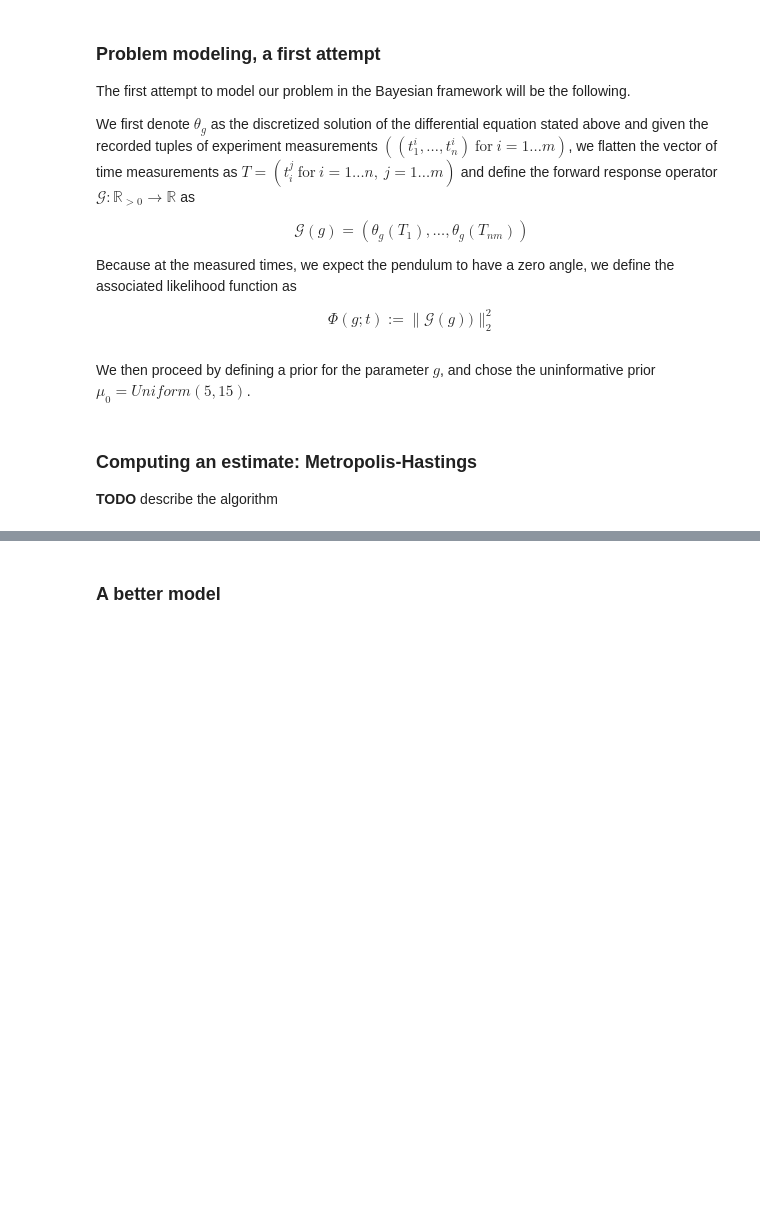
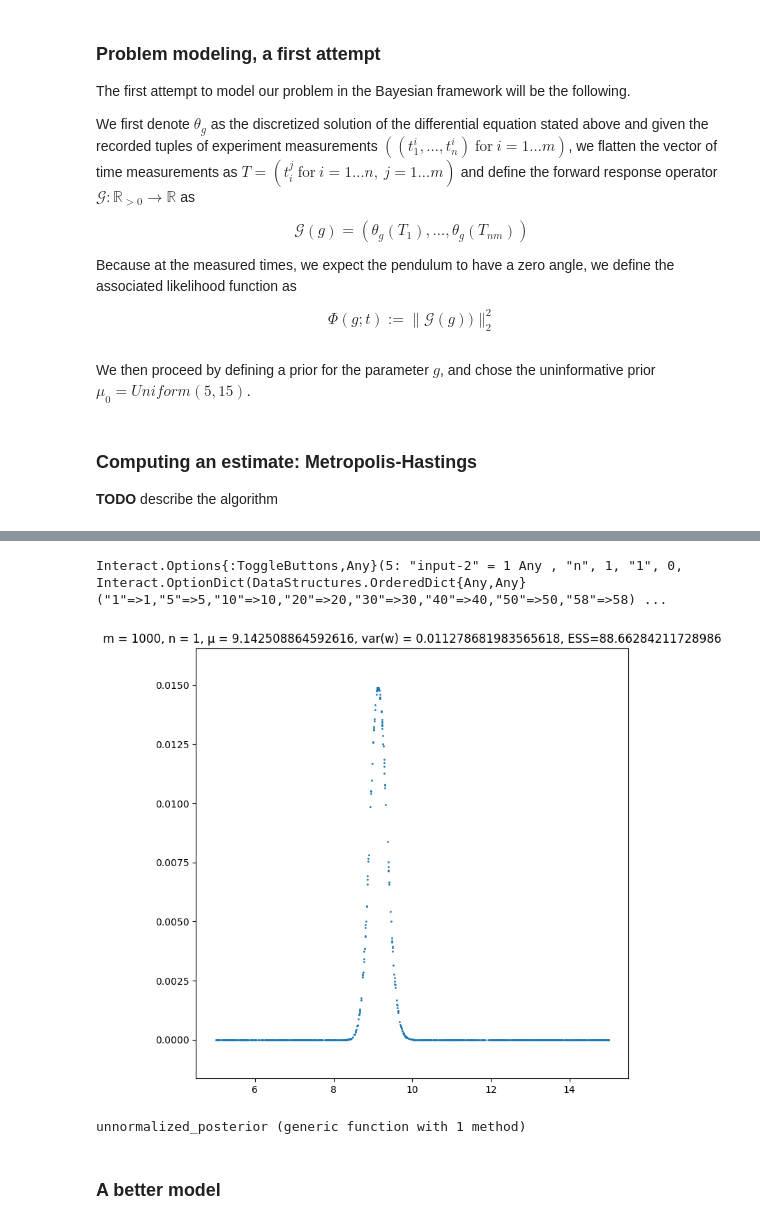
Before and after one commit to matthieubulte/smc, a Jupyter notebook: code/proposal.ipynb, the cells around one changed output, grey strips where cells are left out. Cells and saved outputs as stored; diff of their text form; code cells hidden in the pictures; blank space fills up the shorter version.

```diff
--- a/code/proposal.ipynb
+++ b/code/proposal.ipynb
@@ -129,3 +119,44 @@ The mean estimation is of 9.889995972666666
+# %%
+using Interact
+
+srand(42)
+
+likelihood = (n, m) ->
+    let
+        t = simulate(max_intersects, m)
+        exp(-sumoveri(i -> sum(measurements_mask[i,:] .* (measurements[i,:] - t).^2), n))
+    end
+
+fig = figure()
+
+m = 1000
+mesh = 10*rand(m)+5
+
+@manipulate for n = [1, 5, 10, 20, 30, 40, 50, 58]
+    lhood = (g -> likelihood(n,g)).(mesh)
+    lhood = lhood / sum(lhood)
+
+    wvar = sum(lhood.^2)
+
+    withfig(fig) do
+        title("m = $(m), n = $(n), μ = $(vecdot(lhood,mesh)), var(w) = $(wvar), ESS=$(1/wvar)")
+        scatter(mesh, lhood,s=1)
+    end
+end
+# %% [output]
+Interact.Options{:ToggleButtons,Any}(5: "input-2" = 1 Any , "n", 1, "1", 0, Interact.OptionDict(DataStructures.OrderedDict{Any,Any}("1"=>1,"5"=>5,"10"=>10,"20"=>20,"30"=>30,"40"=>40,"50"=>50,"58"=>58) ...
+[figure, added]
+# %%
+
+function unnormalized_posterior(prior, likelihood)
+    m ->
+    let
+        p = pdf(prior, m[1])
+        p > 0 ? p*likelihood(m[1]) : 0
+    end
+end
+# %% [output]
+unnormalized_posterior (generic function with 1 method)
 # %% [markdown]
 ### A better model
 # %%
```
Also changed, not shown: parts of 7 cells of this notebook, 8 other files.
